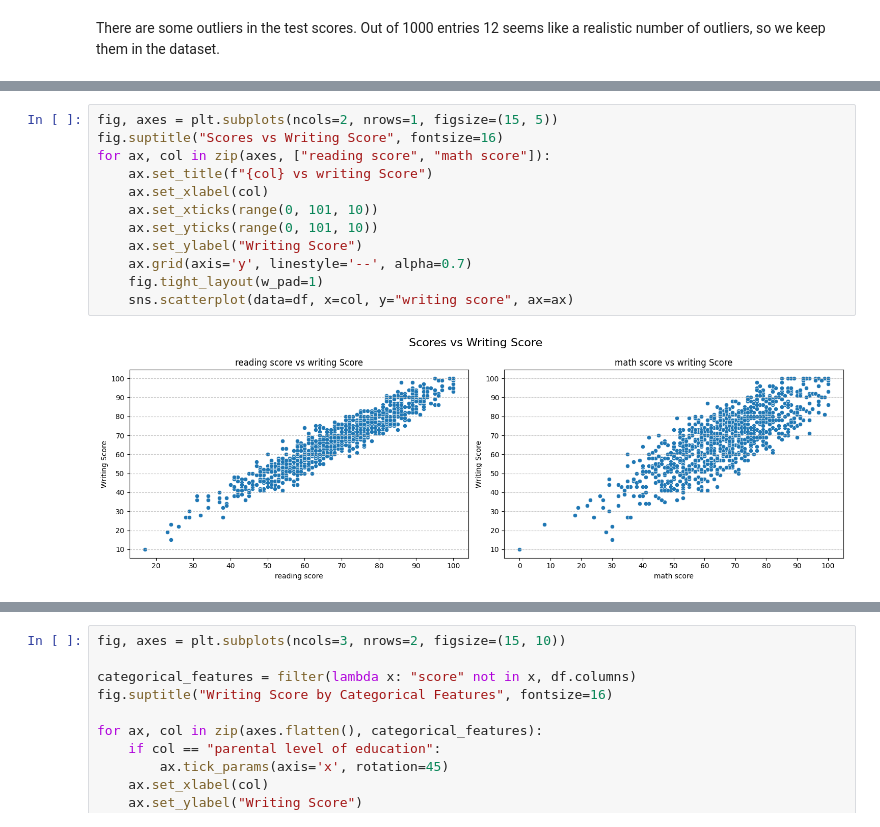
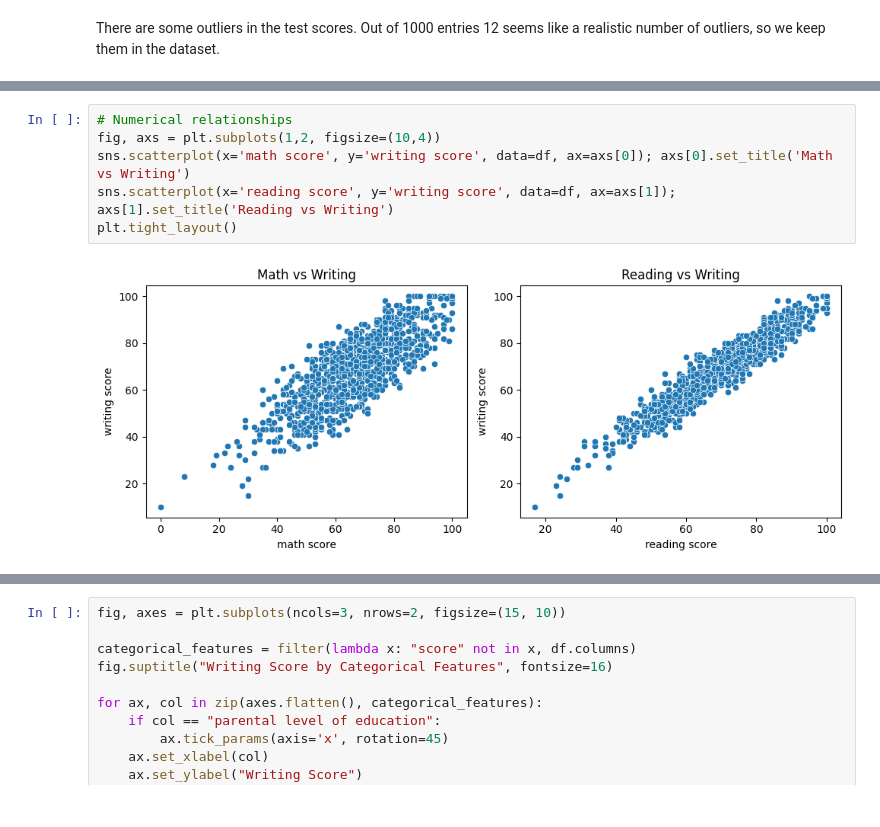
Before and after one commit to andreas-ols1/opti-ml-unibo, a Jupyter notebook: notebooks/test_scores.ipynb, the cells around one changed output, grey strips where cells are left out. Saved outputs shown, nothing was run; the diff lists cells and outputs as text.

```diff
--- a/notebooks/test_scores.ipynb
+++ b/notebooks/test_scores.ipynb
@@ -140,15 +160,9 @@ for ax, col in zip(axes, filter(lambda x: "score" not in x, df.columns)):
 # %%
-fig, axes = plt.subplots(ncols=2, nrows=1, figsize=(15, 5))
-fig.suptitle("Scores vs Writing Score", fontsize=16)
-for ax, col in zip(axes, ["reading score", "math score"]):
-    ax.set_title(f"{col} vs writing Score")
-    ax.set_xlabel(col)
-    ax.set_xticks(range(0, 101, 10))
-    ax.set_yticks(range(0, 101, 10))
-    ax.set_ylabel("Writing Score")
-    ax.grid(axis='y', linestyle='--', alpha=0.7)
-    fig.tight_layout(w_pad=1)
-    sns.scatterplot(data=df, x=col, y="writing score", ax=ax)
+# Numerical relationships
+fig, axs = plt.subplots(1,2, figsize=(10,4))
+sns.scatterplot(x='math score', y='writing score', data=df, ax=axs[0]); axs[0].set_title('Math vs Writing')
+sns.scatterplot(x='reading score', y='writing score', data=df, ax=axs[1]); axs[1].set_title('Reading vs Writing')
+plt.tight_layout()
 # %% [output]
-[figure, old version]
+[figure, new version]
 # %%
```
Also changed, not shown: parts of 43 cells of this notebook.
